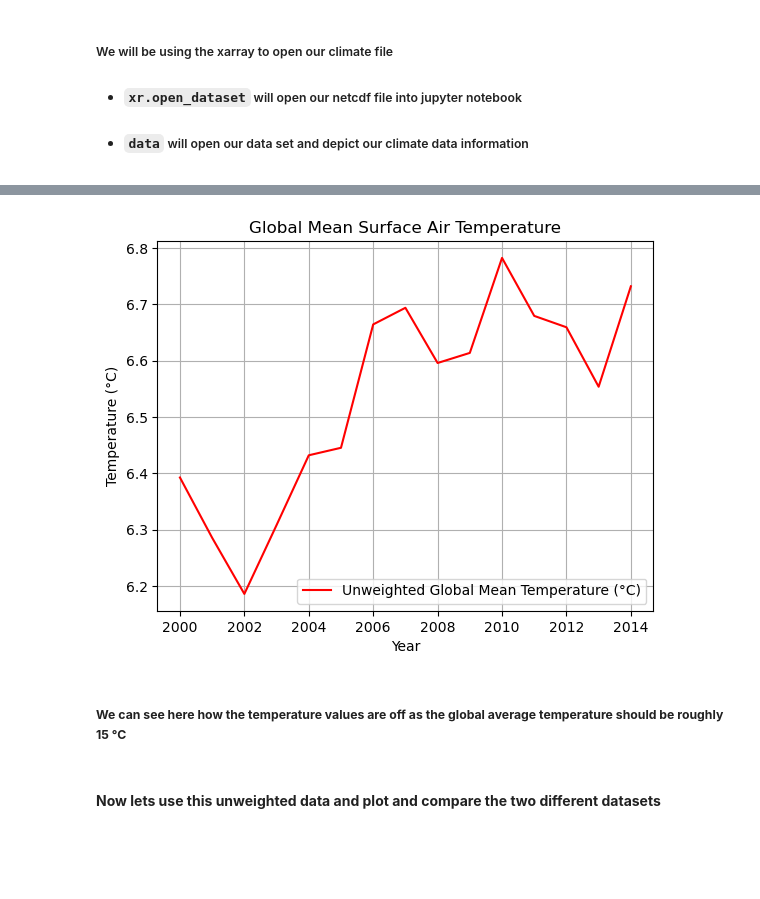
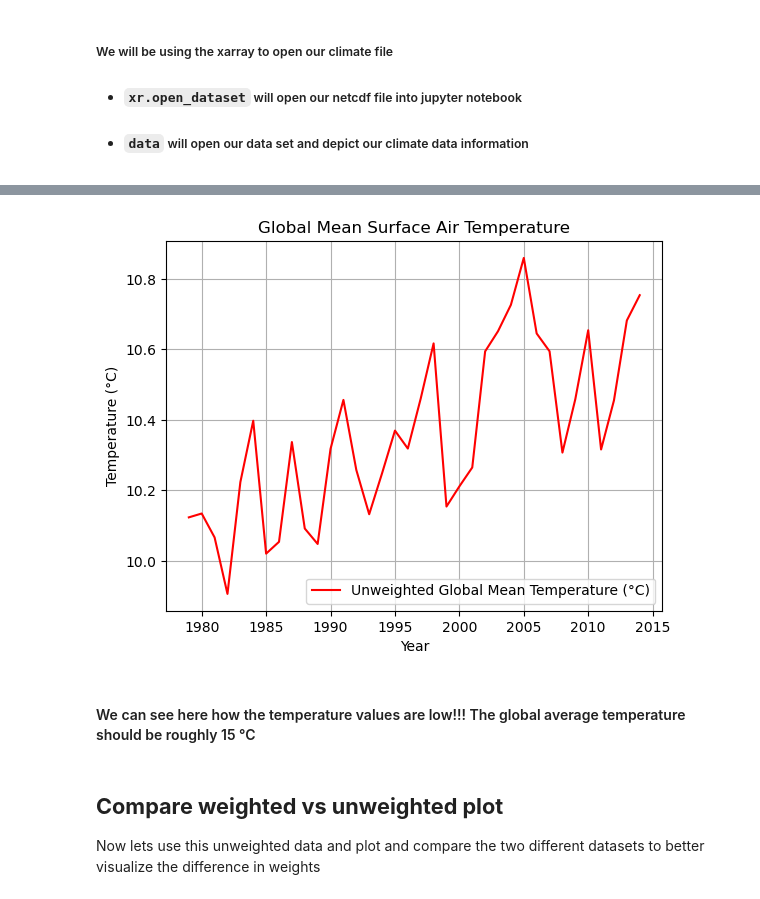
Before and after one commit to climate-datalab/Getting-Started-Tutorials, a Jupyter notebook: Weight Grid Cells + Plot Global Average.ipynb, the cells around one changed output, grey strips where cells are left out. Drawn from its saved outputs; the diff is of its cells as text; code cells hidden in the pictures; blank space fills up the shorter version.

```diff
--- a/Weight Grid Cells + Plot Global Average.ipynb
+++ b/Weight Grid Cells + Plot Global Average.ipynb
@@ -53,5 +69,4 @@ import numpy as np
 - ##### `xr.open_dataset` will open our netcdf file into jupyter notebook
 - ##### `data` will open our data set and depict our climate data information
 # %%
-data = xr.open_dataset('/Users/fletcherhoz/Downloads/tas_day_ACCESS-ESM1-5_hist-GHG_r9i1p1f1_gn_20000101-20141231.nc')
-data
+data = xr.open_dataset('/Users/fletcherhoz/Desktop/tas_Amon_BCC-CSM2-MR_amip-future4K_r1i1p1f1_gn_197901-201412.nc')
@@ -167,17 +165,20 @@ unweighted_years = yearly_unweighted_global_temp.year.values # Step 9
 # %%
 plt.figure()
-plt.plot(unweighted_years, yearly_unweighted_global_temp, label='Unweighted Global Mean Temperature (°C)', color='red')
+plt.plot(yearly_unweighted_global_temp.year, yearly_unweighted_global_temp, label='Unweighted Global Mean Temperature (°C)', color='red')
 plt.xlabel('Year')
 plt.ylabel('Temperature (°C)')
 plt.title('Global Mean Surface Air Temperature')
 plt.legend()
 plt.grid()
 plt.show()
 # %% [output]
-[figure, old version]
+[figure, new version]
 # %% [markdown]
-##### __We can see here how the temperature values are off as the global average temperature should be roughly 15 °C__
+#### We can see here how the temperature values are low!!! The global average temperature should be roughly 15 °C
 # %% [markdown]
-#### __Now lets use this unweighted data and plot and compare the two different datasets__
+<a id='compare'></a>
+## **Compare weighted vs unweighted plot**
+
+Now lets use this unweighted data and plot and compare the two different datasets to better visualize the difference in weights
 # %%
 plt.figure()
```
Also changed, not shown: parts of 21 cells of this notebook.
